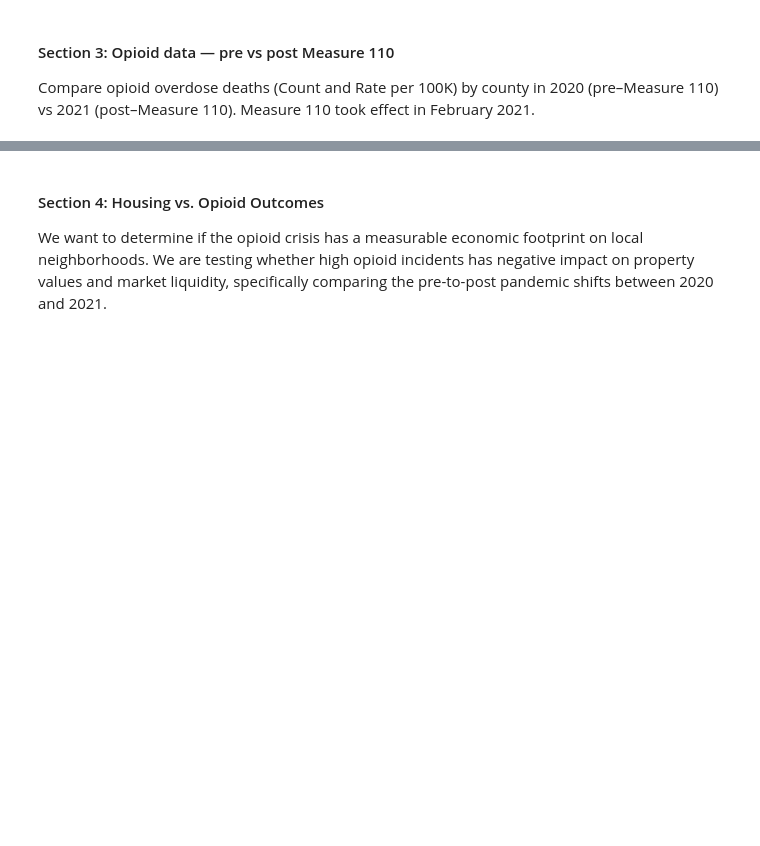
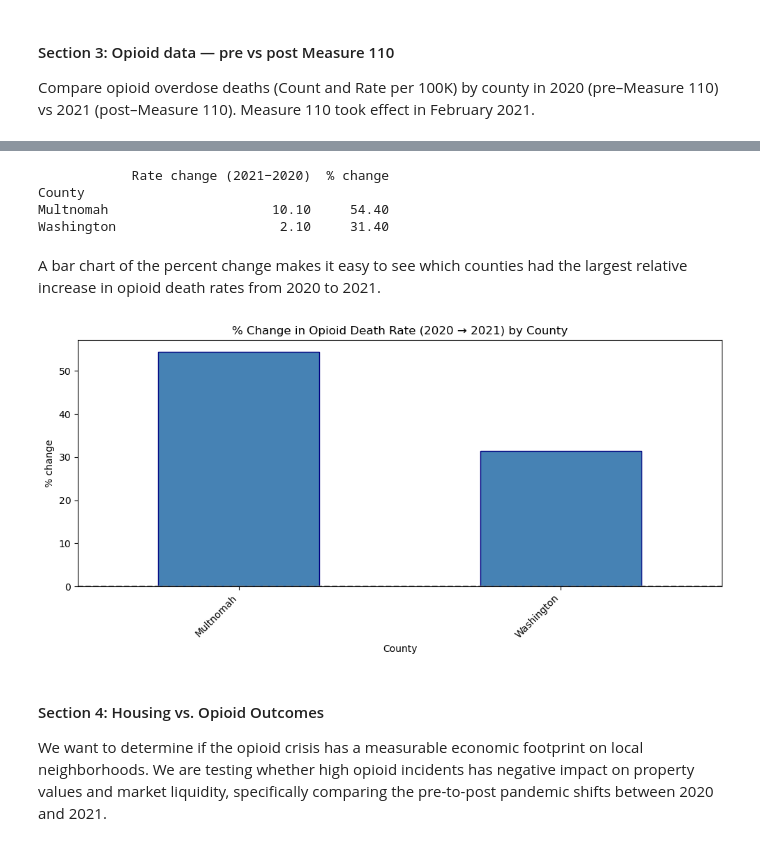
Before and after one commit to COGS108/Group008_WI26, a Jupyter notebook: 02-EDACheckpoint.ipynb, the cells around one changed output, grey strips where cells are left out. Saved outputs shown, nothing was run; the diff lists cells and outputs as text; code cells hidden in the pictures; blank space fills up the shorter version.

```diff
--- a/02-EDACheckpoint.ipynb
+++ b/02-EDACheckpoint.ipynb
@@ -470,3 +520,30 @@ plt.show()
+# %%
+# Year-over-year change in opioid death rate
+change_df = pivot_rate.copy()
+change_df['abs_change'] = change_df[2021] - change_df[2020]
+change_df['pct_change'] = 100 * (change_df[2021] - change_df[2020]) / change_df[2020]
+change_df = change_df[['abs_change', 'pct_change']].round(1)
+change_df.columns = ['Rate change (2021−2020)', '% change']
+print(change_df)
+# %% [output]
+            Rate change (2021−2020)  % change
+County
+Multnomah                     10.10     54.40
+Washington                     2.10     31.40
+# %% [markdown]
+A bar chart of the percent change makes it easy to see which counties had the largest relative increase in opioid death rates from 2020 to 2021.
+# %%
+# Bar chart: percent change in death rate, 2020 → 2021
+change_df['% change'].plot(kind='bar', figsize=(10, 5), color='steelblue', edgecolor='navy')
+plt.title("% Change in Opioid Death Rate (2020 → 2021) by County")
+plt.ylabel("% change")
+plt.xlabel("County")
+plt.xticks(rotation=45, ha='right')
+plt.axhline(y=0, color='gray', linestyle='--')
+plt.tight_layout()
+plt.show()
+# %% [output]
+[figure, added]
 # %% [markdown]
 #### Section 4: Housing vs. Opioid Outcomes
 We want to determine if the opioid crisis has a measurable economic footprint on local neighborhoods. We are testing whether high opioid incidents has negative impact on property values and market liquidity, specifically comparing the pre-to-post pandemic shifts between 2020 and 2021.
```
Also changed, not shown: parts of 13 cells of this notebook.
